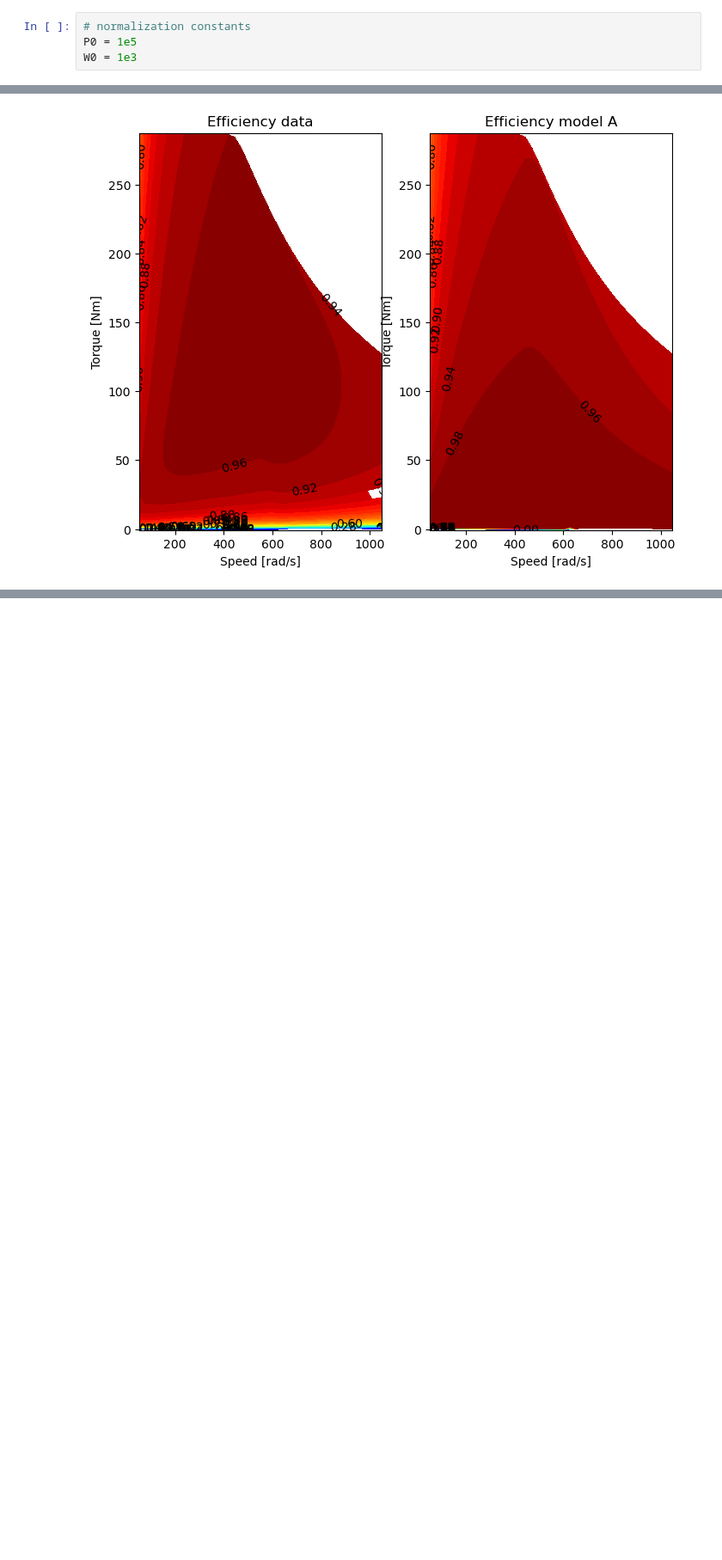
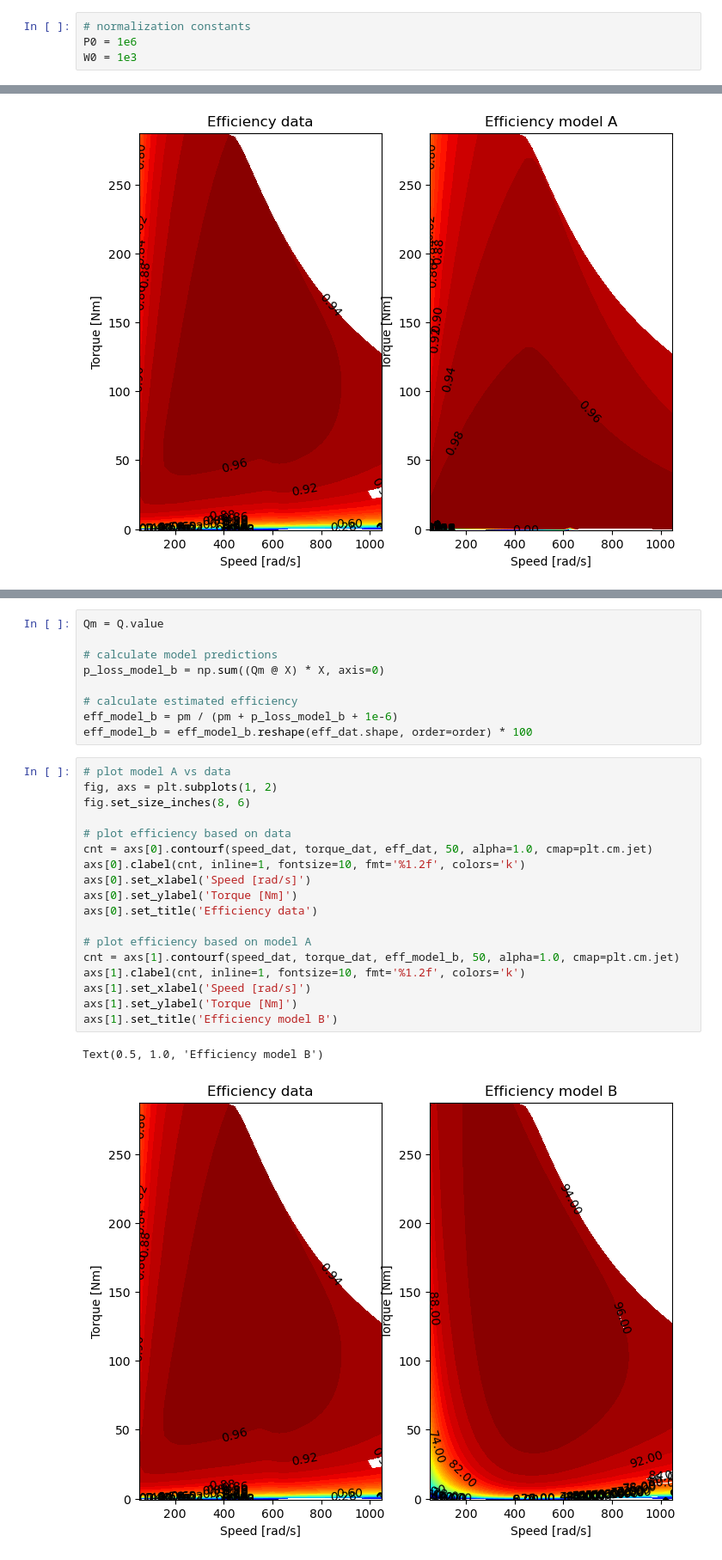
Before and after one commit to langestefan/py4dm20, a Jupyter notebook: assignments/week2.ipynb, the cells around one changed output, grey strips where cells are left out. Shown: that part at 86% size. Saved outputs shown, nothing was run; the diff lists cells and outputs as text; blank space fills up the shorter version.

Commit message:
Finish convex model of Em

```diff
--- a/assignments/week2.ipynb
+++ b/assignments/week2.ipynb
@@ -347,6 +348,6 @@ We fit multiple quadratic curves? to the data, one for each speed $\omega$.
 # %%
 # normalization constants
-P0 = 1e5
+P0 = 1e6
 W0 = 1e3
 # %%
 from scipy.optimize import curve_fit
@@ -395,0 +478,30 @@ Text(0.5, 1.0, 'Efficiency model A')
+# %%
+Qm = Q.value
+
+# calculate model predictions
+p_loss_model_b = np.sum((Qm @ X) * X, axis=0)
+
+# calculate estimated efficiency
+eff_model_b = pm / (pm + p_loss_model_b + 1e-6)
+eff_model_b = eff_model_b.reshape(eff_dat.shape, order=order) * 100
+# %%
+# plot model A vs data
+fig, axs = plt.subplots(1, 2)
+fig.set_size_inches(8, 6)
+
+# plot efficiency based on data
+cnt = axs[0].contourf(speed_dat, torque_dat, eff_dat, 50, alpha=1.0, cmap=plt.cm.jet)
+axs[0].clabel(cnt, inline=1, fontsize=10, fmt='%1.2f', colors='k')
+axs[0].set_xlabel('Speed [rad/s]')
+axs[0].set_ylabel('Torque [Nm]')
+axs[0].set_title('Efficiency data')
+
+# plot efficiency based on model A
+cnt = axs[1].contourf(speed_dat, torque_dat, eff_model_b, 50, alpha=1.0, cmap=plt.cm.jet)
+axs[1].clabel(cnt, inline=1, fontsize=10, fmt='%1.2f', colors='k')
+axs[1].set_xlabel('Speed [rad/s]')
+axs[1].set_ylabel('Torque [Nm]')
+axs[1].set_title('Efficiency model B')
+# %% [output]
+Text(0.5, 1.0, 'Efficiency model B')
+[figure, added]
```
Also changed, not shown: parts of 5 cells of this notebook.
